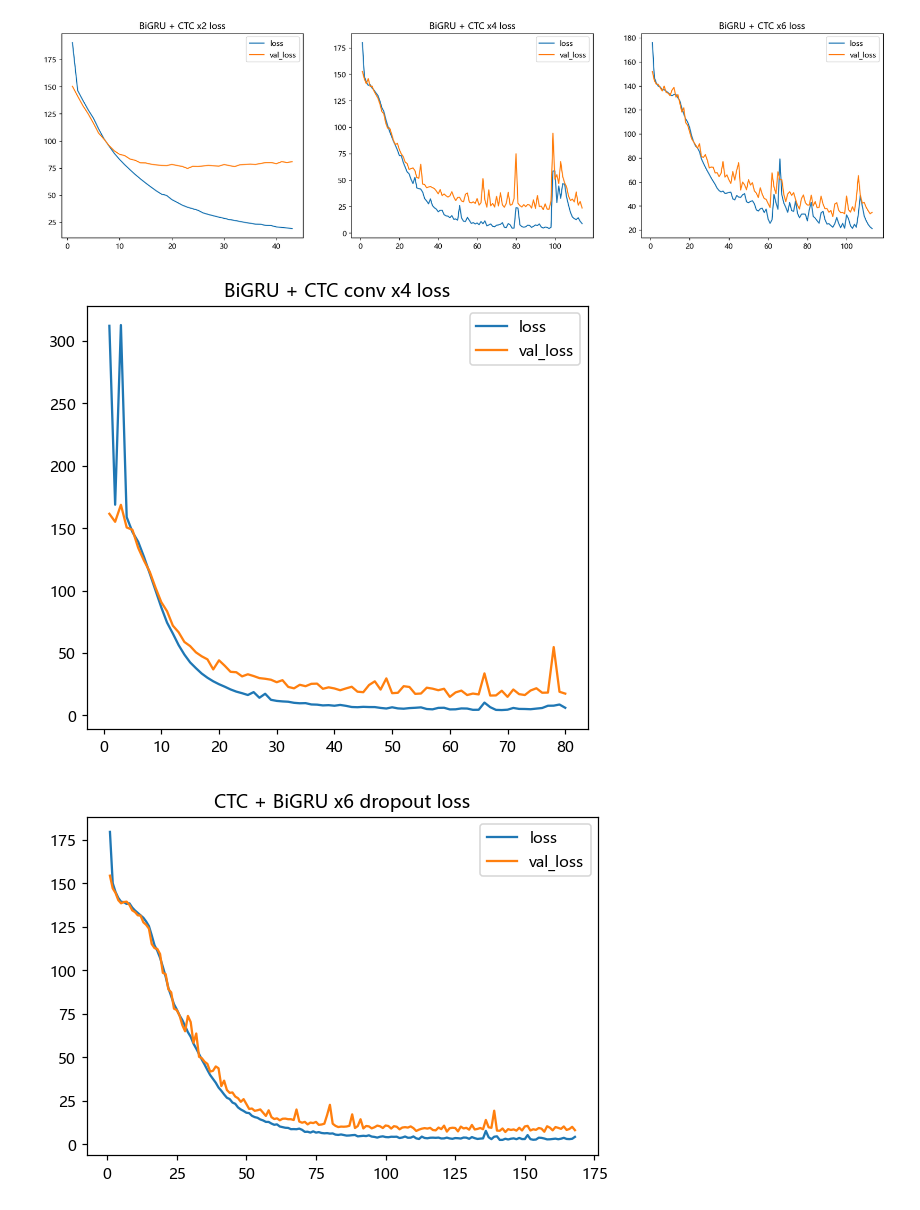
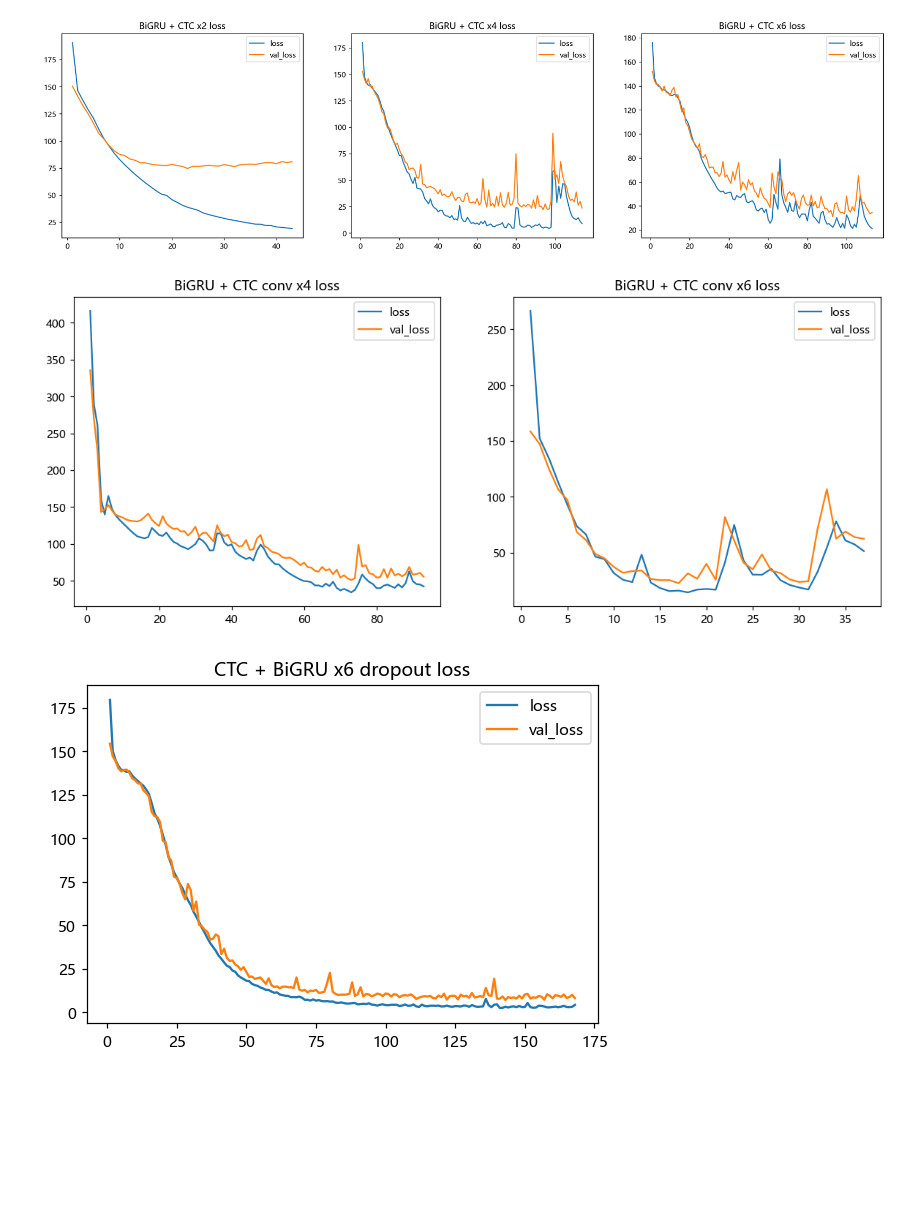
Before and after one commit to SzLeaves/asr-model-ctc, a Jupyter notebook: 5.diagrams.ipynb, the cells around one changed output. Drawn from its saved outputs; the diff is of its cells as text; code cells hidden in the pictures; blank space fills up the shorter version.

Commit message:
update: conv-input batch bigru x4 DONE

```diff
--- a/5.diagrams.ipynb
+++ b/5.diagrams.ipynb
@@ -35,29 +35,29 @@ plt.show()
 [figure]
 # %%
 bigru_conv_list = list()
-bigru_conv_names = ['bigru-conv-x4-h.pkl']
+bigru_conv_names = ['bigru-conv-x4-h.pkl', 'bigru-conv-x6-h.pkl']
 
 # 读取训练记录
 for history in bigru_conv_names:
     with open(conv_path + history, "rb") as file:
         bigru_conv_list.append(pickle.load(file))
 
 
 plt.figure(figsize=(20, 5), dpi=110)
 plt.subplots_adjust(hspace=0.4)
 
 for index, data in enumerate(bigru_conv_list):
     epoch = len(data["loss"])
     x = range(1, epoch + 1)
     plt.subplot(1, 3, index + 1)
-    plt.title("BiGRU + CTC conv x%d loss" % ((index + 1) * 4))
+    plt.title("BiGRU + CTC conv x%d loss" % ((index + 1) * 2 + 2))
     plt.plot(x, data["loss"])
     plt.plot(x, data["val_loss"])
     plt.legend(["loss", "val_loss"])
 
 plt.show()
 # %% [output]
-[figure, old version]
+[figure, new version]
 # %%
 with open(FILES_PATH + "models/backup/bigru_history.pkl", "rb") as file:
     data = pickle.load(file)
```
Also changed, not shown: 1 other file.
